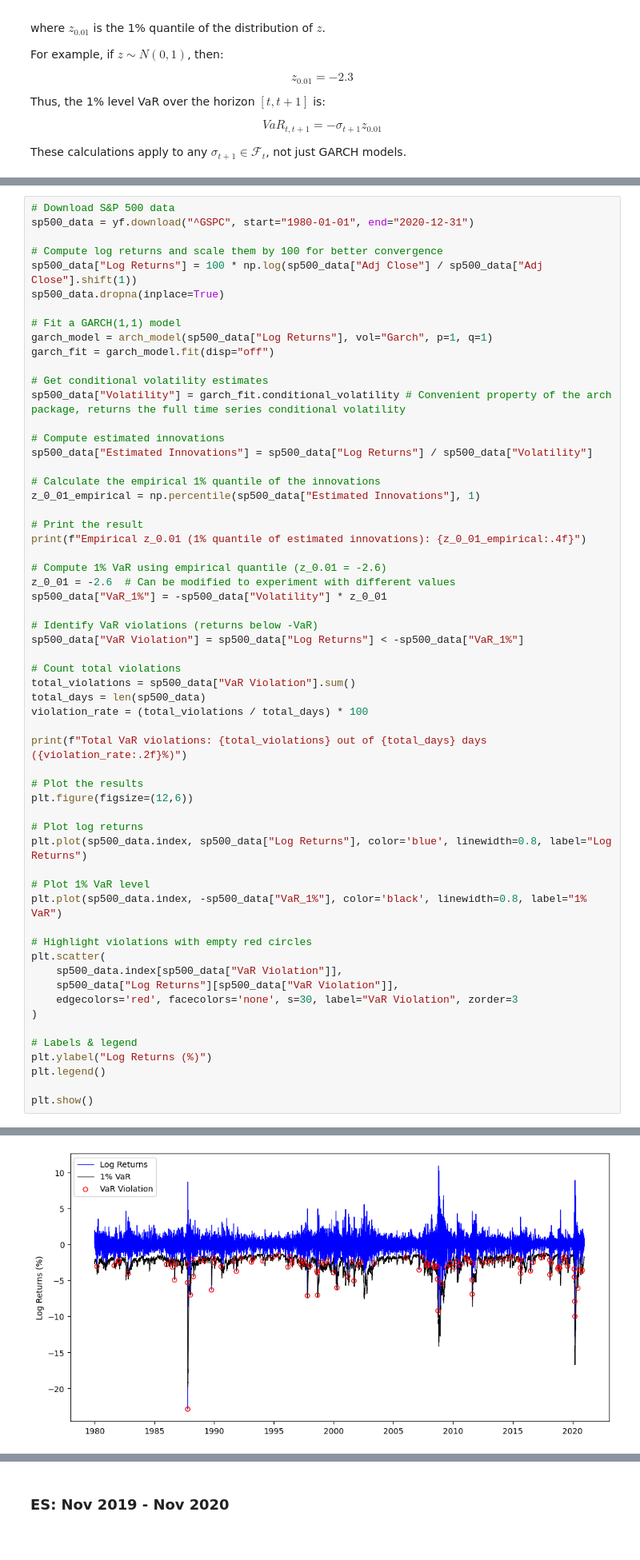
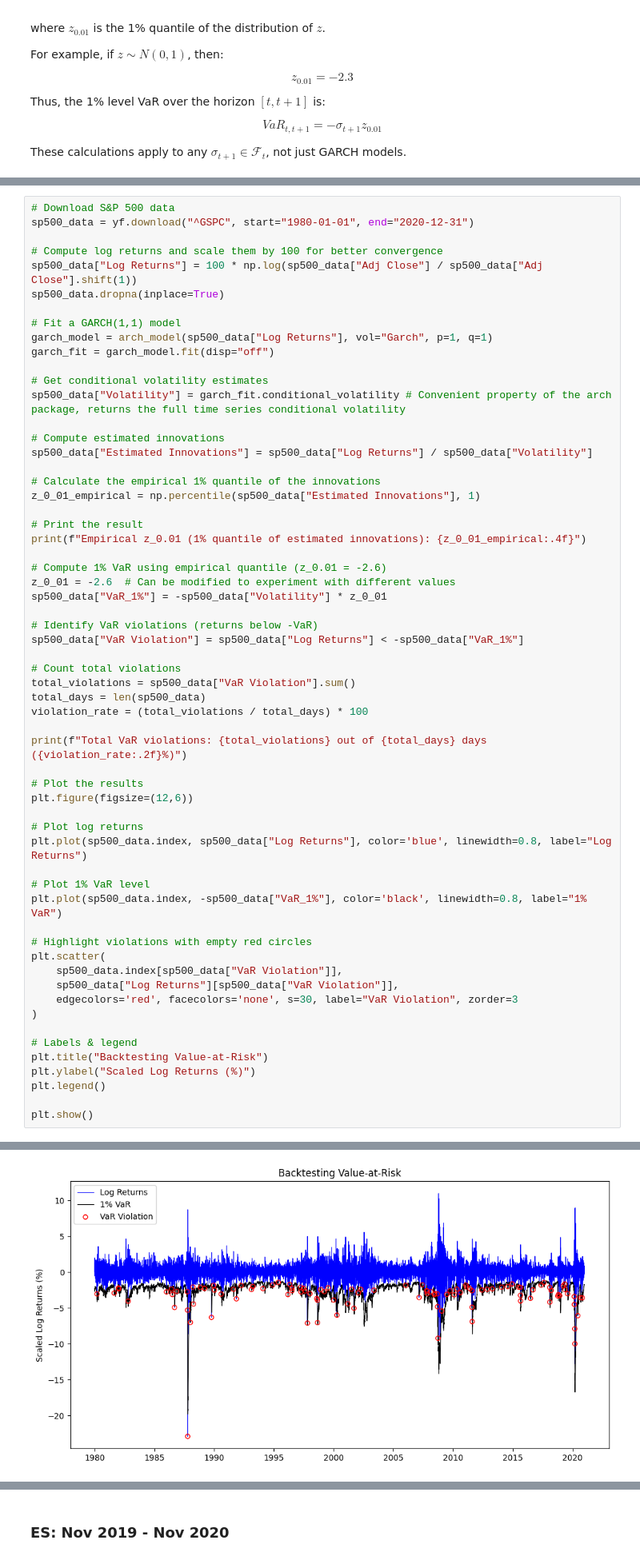
Before and after one commit to Alessandro-Dodon/garch, a Jupyter notebook: VaR.ipynb, the cells around one changed output, grey strips where cells are left out. Shown at 80% size. Cells and saved outputs as stored; diff of their text form.

```diff
--- a/VaR.ipynb
+++ b/VaR.ipynb
@@ -222,35 +222,36 @@ sp500_data["VaR Violation"] = sp500_data["Log Returns"] < -sp500_data["VaR_1%"]
 total_violations = sp500_data["VaR Violation"].sum()
 total_days = len(sp500_data)
 violation_rate = (total_violations / total_days) * 100
 
 print(f"Total VaR violations: {total_violations} out of {total_days} days ({violation_rate:.2f}%)")
 
 # Plot the results
 plt.figure(figsize=(12,6))
 
 # Plot log returns
 plt.plot(sp500_data.index, sp500_data["Log Returns"], color='blue', linewidth=0.8, label="Log Returns")
 
 # Plot 1% VaR level
 plt.plot(sp500_data.index, -sp500_data["VaR_1%"], color='black', linewidth=0.8, label="1% VaR")
 
 # Highlight violations with empty red circles
 plt.scatter(
     sp500_data.index[sp500_data["VaR Violation"]],
     sp500_data["Log Returns"][sp500_data["VaR Violation"]],
     edgecolors='red', facecolors='none', s=30, label="VaR Violation", zorder=3
 )
 
 # Labels & legend
-plt.ylabel("Log Returns (%)")
+plt.title("Backtesting Value-at-Risk")
+plt.ylabel("Scaled Log Returns (%)")
 plt.legend()
 
 plt.show()
 # %% [output]
 [*********************100%***********************]  1 of 1 completed
 Empirical z_0.01 (1% quantile of estimated innovations): -2.6381
 Total VaR violations: 109 out of 10338 days (1.05%)
-[figure, old version]
+[figure, new version]
 # %% [markdown]
 ### Backtesting VaR: Nov 2019 – Nov 2020
 
```
Also changed, not shown: parts of 3 cells of this notebook, 1 other file.
